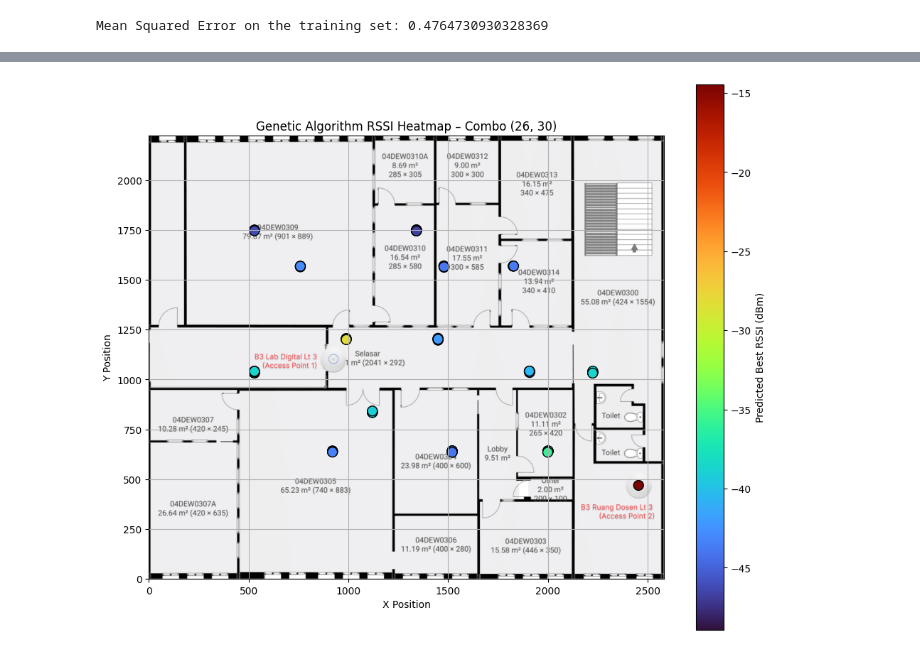
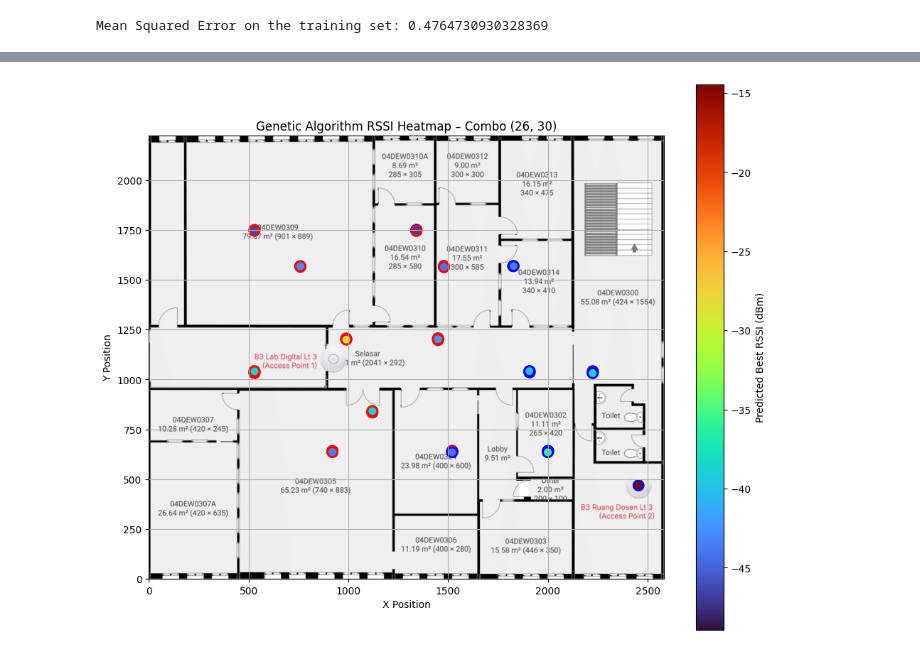
Before and after one commit to laurenchristyt/WiFi-Coverage-and-Capacity-Optimization-Access-Point-Localization-and-RSSI-Prediction-, a Jupyter notebook: third_case.ipynb, the cells around one changed output, grey strips where cells are left out. Cells and saved outputs as stored; diff of their text form; code cells hidden in the pictures.

```diff
--- a/third_case.ipynb
+++ b/third_case.ipynb
@@ -1943,46 +1919,60 @@ MSE: 0.3488, RMSE: 8.2553, MAE: 6.3312
 # %%
 import matplotlib.pyplot as plt
 import matplotlib.image as mpimg
+import numpy as np
 
 # Use best_ind from the GA result
 eval_data = pd.DataFrame({
     'xp': locations['xp'],
     'yp': locations['yp'],
-    'dist_to_digilab' : locations['dist_to_digilab'],
-    'dist_to_dosen' : locations['dist_to_dosen'],
+    'dist_to_digilab': locations['dist_to_digilab'],
+    'dist_to_dosen': locations['dist_to_dosen'],
     'pow_ap_digilab': best_ind[0],
     'pow_ap_dosen': best_ind[1]
 })
 
 # Predict using the model
 preds = model.predict(eval_data)
 
 # Merge predictions into location data
 df_overlay = locations.copy()
 df_overlay['rssi_ap_digilab'] = preds[:, 0]
 df_overlay['rssi_ap_dosen'] = preds[:, 1]
 df_overlay['best_rssi'] = df_overlay[['rssi_ap_digilab', 'rssi_ap_dosen']].max(axis=1)
 
+# Define which AP each reference point is connected to (based on `best_rssi`)
+df_overlay['connected_to'] = np.where(df_overlay['rssi_ap_digilab'] > df_overlay['rssi_ap_dosen'], 'digilab', 'dosen')
+
 # Load floorplan image
 floorplan = mpimg.imread('Data/floorplan.png')
 
 # Plot the heatmap overlay
 plt.figure(figsize=(10, 8))
 plt.imshow(floorplan, extent=[0, floorplan.shape[1], floorplan.shape[0], 0])
 
+# Map the connected AP to edge colors: red for digilab, blue for dosen
+edge_colors = df_overlay['connected_to'].map({'digilab': 'red', 'dosen': 'blue'})
+
 scatter = plt.scatter(
     df_overlay['xp'], df_overlay['yp'],
-    c=df_overlay['best_rssi'], cmap='turbo',  # ← vibrant colormap
-    s=100, edgecolors='black'
+    c=df_overlay['best_rssi'], cmap='turbo',  # Vibrant colormap for RSSI
+    s=100, edgecolors=edge_colors, linewidth=2  # Set edge color based on connected AP
 )
 
-plt.gca().invert_yaxis()  # Ensure coordinate alignment
+# Invert Y-axis to match image coordinates
+plt.gca().invert_yaxis()
+
+# Add colorbar
 plt.colorbar(scatter, label='Predicted Best RSSI (dBm)')
+
+# Title and labels
 plt.title(f"Genetic Algorithm RSSI Heatmap – Combo {best_ind}")
 plt.xlabel("X Position")
 plt.ylabel("Y Position")
 plt.grid(True)
+
+# Show plot
 plt.tight_layout()
 plt.show()
 # %% [output]
-[figure, old version]
+[figure, new version]
```
Also changed, not shown: parts of 4 cells of this notebook, 9 other files.
